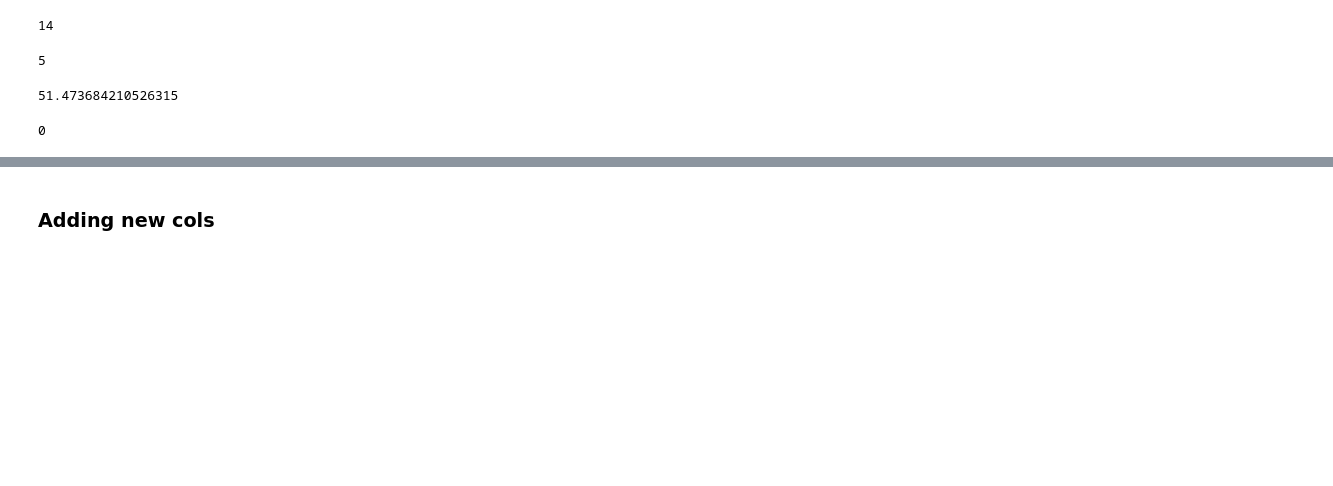
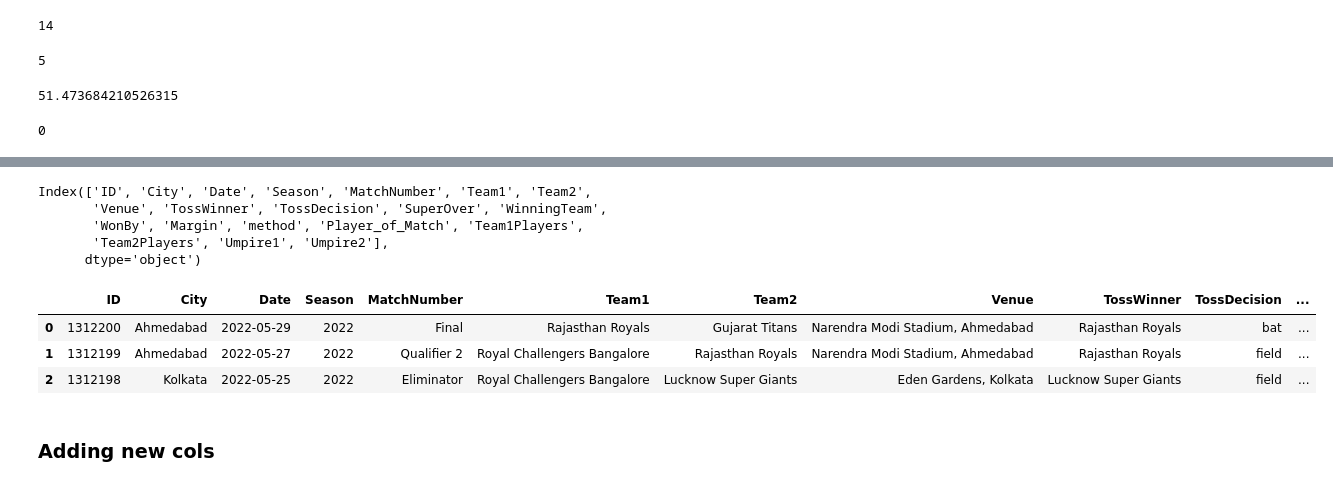
Before and after one commit to Pritush09/Pandas-and-its-functions-detailed, a Jupyter notebook: Session_17_pandas_dataframes.ipynb, the cells around one changed output, grey strips where cells are left out. Drawn from its saved outputs; the diff is of its cells as text; code cells hidden in the pictures; blank space fills up the shorter version.

```diff
--- a/Session_17_pandas_dataframes.ipynb
+++ b/Session_17_pandas_dataframes.ipynb
@@ -62,7 +67,7 @@ movies
 | 1628 | Humsafar | tt2403201 | https://upload.wikimedia.org/wiki... | https://en.wikipedia.org/wiki/Hum... | Humsafar | Humsafar | 0 | 2011 | 35 | ... |
 1629 rows × 18 columns
 # %%
-ipl = pd.read_csv('ipl-matches.csv')
+ipl = pd.read_csv('/content/drive/MyDrive/Data/session-datasets/datasets-session-17/ipl-matches.csv')
 ipl
 # %% [output]
 |  | ID | City | Date | Season | MatchNumber | Team1 | Team2 | Venue | TossWinner | TossDecision | ... |
@@ -553,6 +560,21 @@ movies[mask1 & mask2]
 | 1495 | Company (film) | tt0296574 | https://upload.wikimedia.org/wiki... | https://en.wikipedia.org/wiki/Com... | Company | Company | 0 | 2002 | 155 | ... |
 | 1554 | The Legend of Bhagat Singh | tt0319736 | https://upload.wikimedia.org/wiki... | https://en.wikipedia.org/wiki/The... | The Legend of Bhagat Singh | The Legend of Bhagat Singh | 0 | 2002 | 155 | ... |
 | 1607 | Nayak (2001 Hindi film) | tt0291376 | https://upload.wikimedia.org/wiki... | https://en.wikipedia.org/wiki/Nay... | Nayak: The Real Hero | Nayak: The Real Hero | 0 | 2001 | 187 | ... |
+# %%
+ipl.columns
+# %% [output]
+Index(['ID', 'City', 'Date', 'Season', 'MatchNumber', 'Team1', 'Team2',
+       'Venue', 'TossWinner', 'TossDecision', 'SuperOver', 'WinningTeam',
+       'WonBy', 'Margin', 'method', 'Player_of_Match', 'Team1Players',
+       'Team2Players', 'Umpire1', 'Umpire2'],
+      dtype='object')
+# %%
+ipl.head(3)
+# %% [output]
+|  | ID | City | Date | Season | MatchNumber | Team1 | Team2 | Venue | TossWinner | TossDecision | ... |
+| 0 | 1312200 | Ahmedabad | 2022-05-29 | 2022 | Final | Rajasthan Royals | Gujarat Titans | Narendra Modi Stadium, Ahmedabad | Rajasthan Royals | bat | ... |
+| 1 | 1312199 | Ahmedabad | 2022-05-27 | 2022 | Qualifier 2 | Royal Challengers Bangalore | Rajasthan Royals | Narendra Modi Stadium, Ahmedabad | Rajasthan Royals | field | ... |
+| 2 | 1312198 | Kolkata | 2022-05-25 | 2022 | Eliminator | Royal Challengers Bangalore | Lucknow Super Giants | Eden Gardens, Kolkata | Lucknow Super Giants | field | ... |
 # %%
 # write a function that can return the track record of 2 teams against each other
 # %% [markdown]
```
Also changed, not shown: parts of 13 cells of this notebook.
